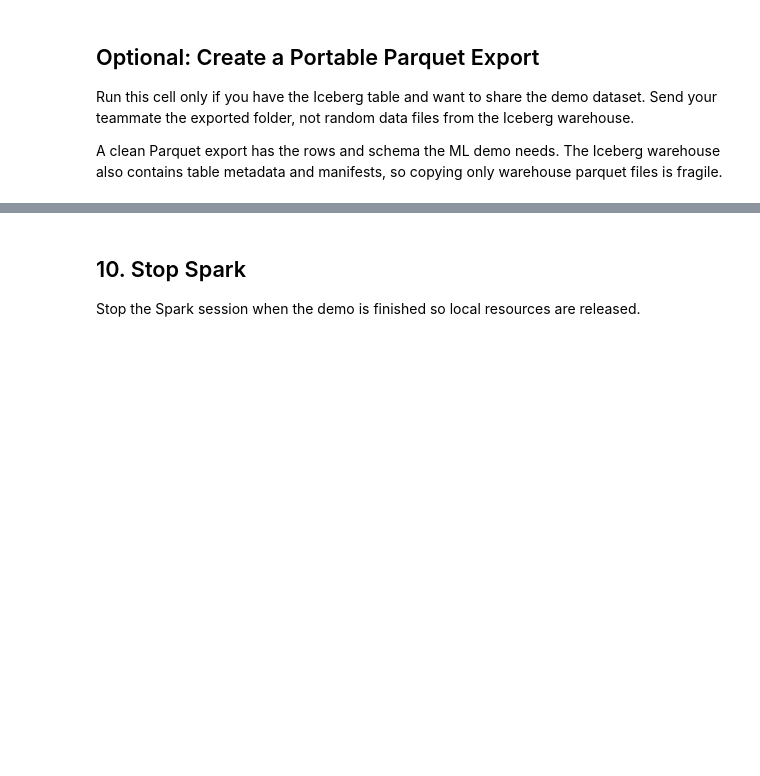
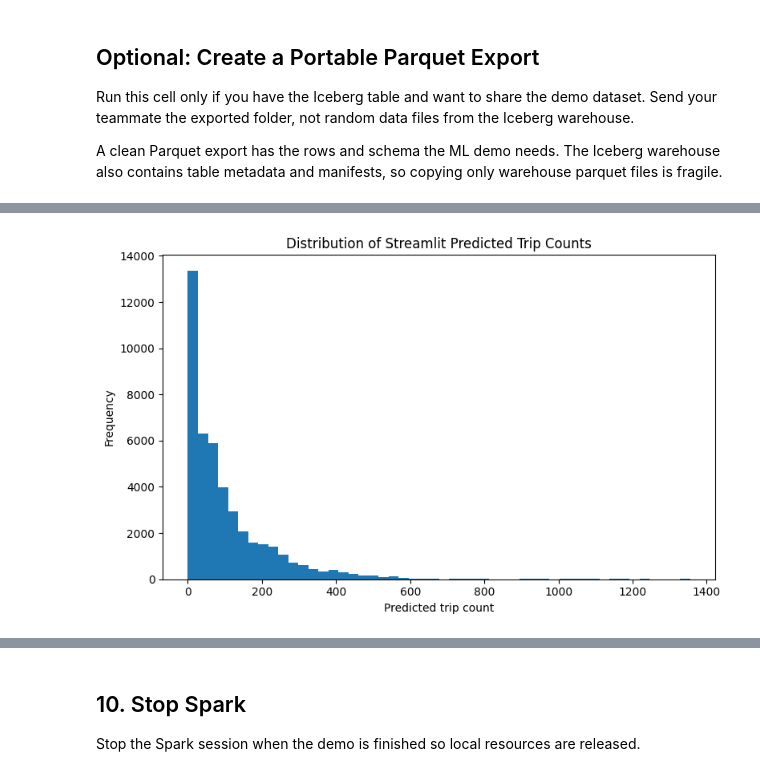
Before and after one commit to jimhe-sjsu/Data228GroupProject, a Jupyter notebook: notebooks/taxi_demand_mllib_demo.ipynb, the cells around one changed output, grey strips where cells are left out. Saved outputs shown, nothing was run; the diff lists cells and outputs as text; code cells hidden in the pictures; blank space fills up the shorter version.

```diff
--- a/notebooks/taxi_demand_mllib_demo.ipynb
+++ b/notebooks/taxi_demand_mllib_demo.ipynb
@@ -137,7 +173,5 @@ With `INPUT_MODE = "parquet"`, this reads the local portable Parquet export and
 # %%
 required_columns = [
-    "source_id",
-    "source_name",
     "PULocationID",
     "pickup_year",
     "pickup_month",
@@ -166,10 +200,25 @@ missing_columns = [column for column in required_columns if column not in raw_df
 if missing_columns:
     raise ValueError(f"Missing required columns: {missing_columns}")
 
+if "pickup_date" not in raw_df.columns and "pickup_day" not in raw_df.columns:
+    raise ValueError("The notebook needs pickup_date or pickup_day to build monthly prediction features.")
+
 if raw_df.limit(1).count() == 0:
     raise ValueError(f"No rows found in {input_description}")
 
+zone_lookup_df = (
+    spark.read
+    .option("header", True)
+    .csv(ZONE_LOOKUP_PATH)
+    .select(
+        F.col("LocationID").cast("long").alias("PULocationID"),
+        F.col("Borough").alias("borough"),
+        F.col("Zone").alias("zone"),
+        F.col("service_zone").alias("service_zone"),
+    )
+)
+
 print(f"Loaded dataset from {input_description}")
 print(f"Input partitions: {raw_df.rdd.getNumPartitions()}")
-raw_df.select(required_columns).printSchema()
-raw_df.select(required_columns).show(5, truncate=False)
+raw_df.printSchema()
+raw_df.select([column for column in required_columns if column in raw_df.columns]).show(5, truncate=False)
@@ -819,21 +1383,14 @@ full_predictions.select(
 # %%
-# Predicted trip count distribution.
-prediction_distribution_pdf = (
-    full_predictions
-    .select("predicted_trip_count")
-    .sample(False, 0.02, seed=42)
-    .limit(5000)
-    .toPandas()
-)
-
-if prediction_distribution_pdf.empty:
-    prediction_distribution_pdf = full_predictions.select("predicted_trip_count").limit(5000).toPandas()
+# Predicted trip count distribution for the Streamlit output.
+prediction_distribution_pdf = serving_predictions.select("predicted_trip_count").toPandas()
 
 plt.figure(figsize=(8, 5))
 plt.hist(prediction_distribution_pdf["predicted_trip_count"], bins=50)
-plt.title("Distribution of Predicted Trip Counts")
+plt.title("Distribution of Streamlit Predicted Trip Counts")
 plt.xlabel("Predicted trip count")
 plt.ylabel("Frequency")
 plt.tight_layout()
 plt.show()
+# %% [output]
+[figure, added]
 # %%
```
Also changed, not shown: parts of 36 cells of this notebook, 4 other files.
